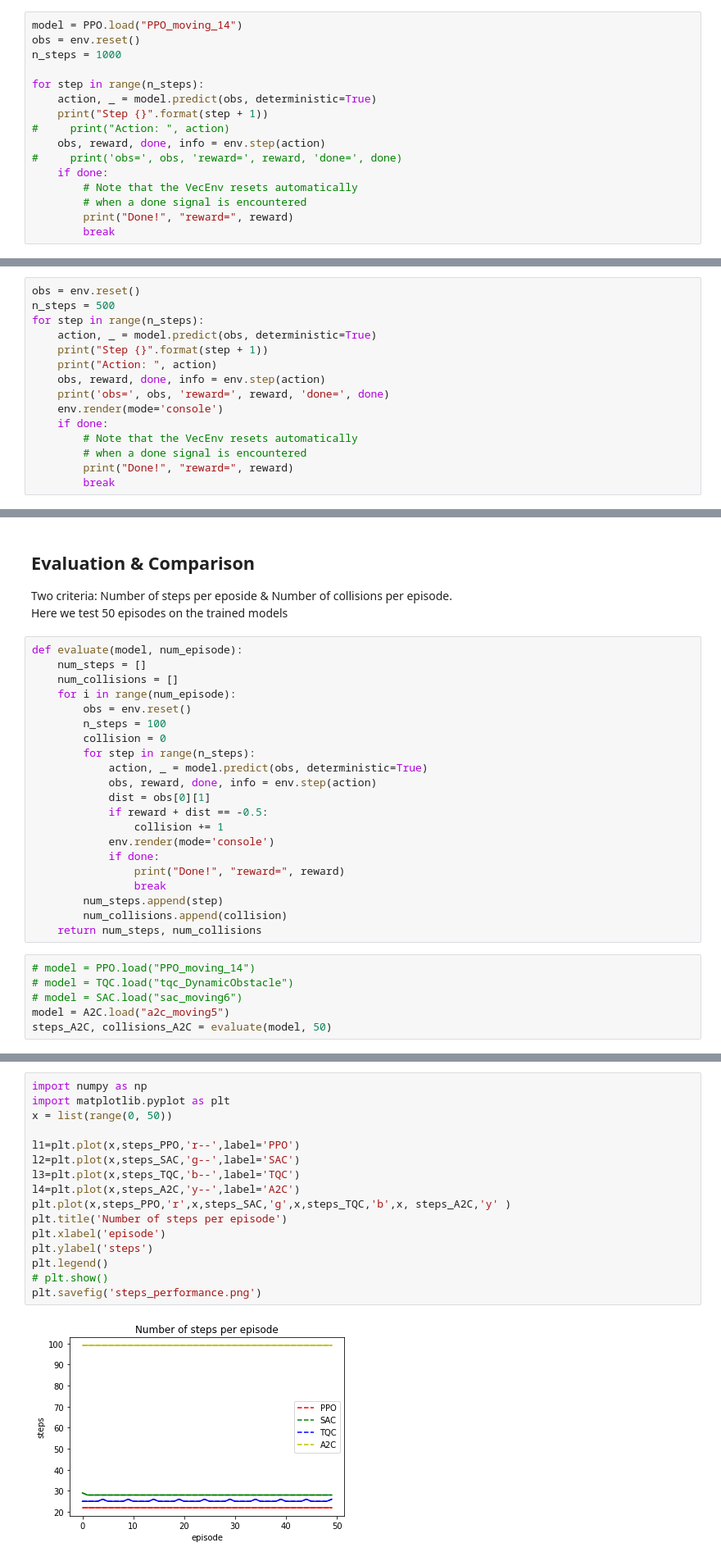
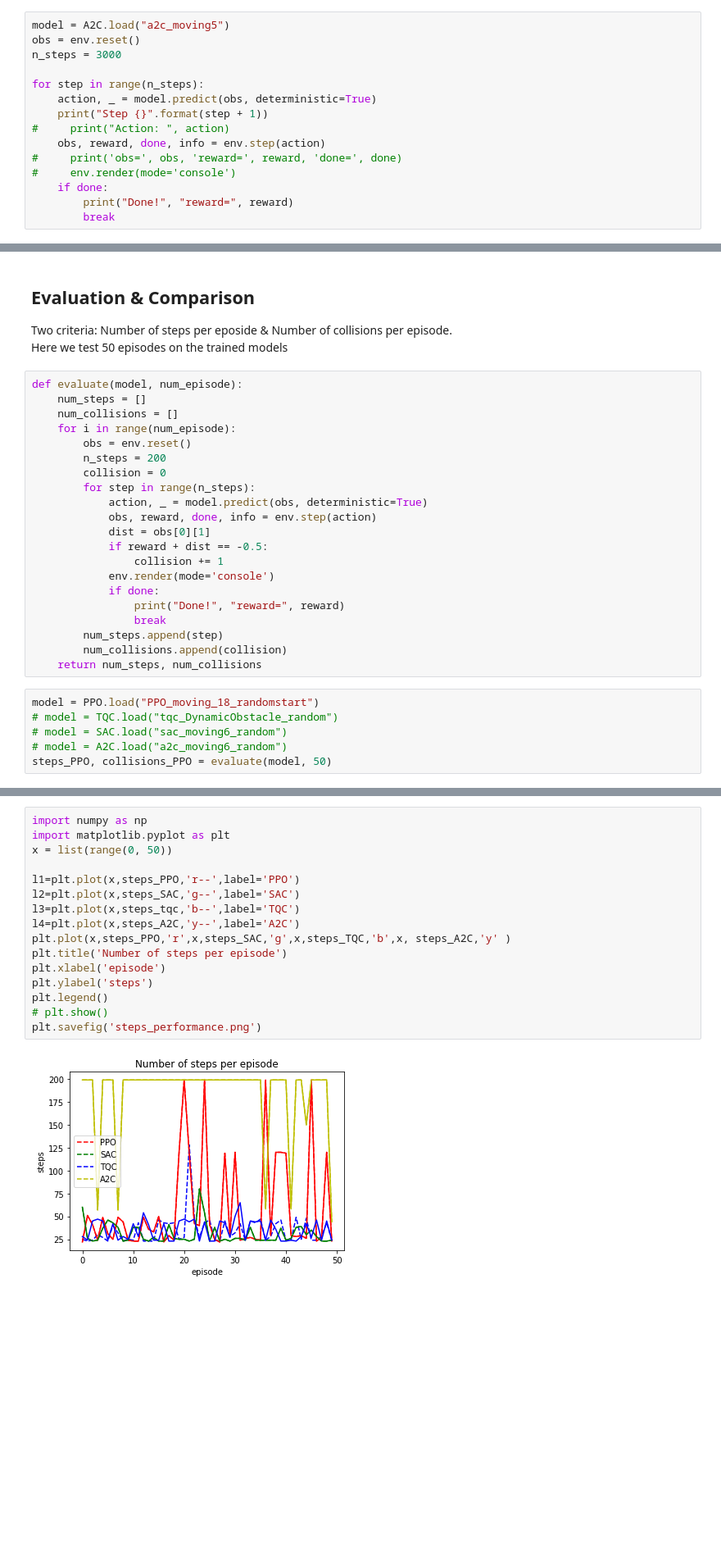
Before and after one commit to Cindy0725/dynamic-obstacle-avoidance, a Jupyter notebook: Dynamic Obstacle Avoidance-Moving Goal.ipynb, the cells around one changed output, grey strips where cells are left out. Shown at 82% size. Drawn from its saved outputs; the diff is of its cells as text; blank space fills up the shorter version.

```diff
--- a/Dynamic Obstacle Avoidance-Moving Goal.ipynb
+++ b/Dynamic Obstacle Avoidance-Moving Goal.ipynb
@@ -346,7 +471,7 @@ Goal reached!
 # %%
-model = PPO.load("PPO_moving_14")
+model = A2C.load("a2c_moving5")
 obs = env.reset()
-n_steps = 1000
+n_steps = 3000
 
 for step in range(n_steps):
     action, _ = model.predict(obs, deterministic=True)
@@ -354,9 +479,8 @@ for step in range(n_steps):
 #     print("Action: ", action)
     obs, reward, done, info = env.step(action)
 #     print('obs=', obs, 'reward=', reward, 'done=', done)
+#     env.render(mode='console')
     if done:
-        # Note that the VecEnv resets automatically
-        # when a done signal is encountered
         print("Done!", "reward=", reward)
         break
 # %% [output]
@@ -448,17 +504,2 @@ KeyboardInterrupt:
-# %%
-obs = env.reset()
-n_steps = 500
-for step in range(n_steps):
-    action, _ = model.predict(obs, deterministic=True)
-    print("Step {}".format(step + 1))
-    print("Action: ", action)
-    obs, reward, done, info = env.step(action)
-    print('obs=', obs, 'reward=', reward, 'done=', done)
-    env.render(mode='console')
-    if done:
-        # Note that the VecEnv resets automatically
-        # when a done signal is encountered
-        print("Done!", "reward=", reward)
-        break
 # %%
 model = SAC("MlpPolicy", env, verbose=1)
@@ -593,7 +629,7 @@ def evaluate(model, num_episode):
     num_collisions = []
     for i in range(num_episode):
         obs = env.reset()
-        n_steps = 100
+        n_steps = 200
         collision = 0
         for step in range(n_steps):
             action, _ = model.predict(obs, deterministic=True)
@@ -609,8 +645,8 @@ def evaluate(model, num_episode):
         num_collisions.append(collision)
     return num_steps, num_collisions
 # %%
-# model = PPO.load("PPO_moving_14")
-# model = TQC.load("tqc_DynamicObstacle")
-# model = SAC.load("sac_moving6")
-model = A2C.load("a2c_moving5")
-steps_A2C, collisions_A2C = evaluate(model, 50)
+model = PPO.load("PPO_moving_18_randomstart")
+# model = TQC.load("tqc_DynamicObstacle_random")
+# model = SAC.load("sac_moving6_random")
+# model = A2C.load("a2c_moving6_random")
+steps_PPO, collisions_PPO = evaluate(model, 50)
@@ -617,21 +690,21 @@ steps_A2C, collisions_A2C = evaluate(model, 50)
 # %%
 import numpy as np
 import matplotlib.pyplot as plt
 x = list(range(0, 50))
 
 l1=plt.plot(x,steps_PPO,'r--',label='PPO')
 l2=plt.plot(x,steps_SAC,'g--',label='SAC')
-l3=plt.plot(x,steps_TQC,'b--',label='TQC')
+l3=plt.plot(x,steps_tqc,'b--',label='TQC')
 l4=plt.plot(x,steps_A2C,'y--',label='A2C')
 plt.plot(x,steps_PPO,'r',x,steps_SAC,'g',x,steps_TQC,'b',x, steps_A2C,'y' )
 plt.title('Number of steps per episode')
 plt.xlabel('episode')
 plt.ylabel('steps')
 plt.legend()
 # plt.show()
 plt.savefig('steps_performance.png')
 # %% [output]
-[figure, old version]
+[figure, new version]
 # %%
 x = list(range(0, 50))
 l1=plt.plot(x,collisions_PPO,'r--',label='PPO')
```
Also changed, not shown: parts of 31 cells of this notebook.
